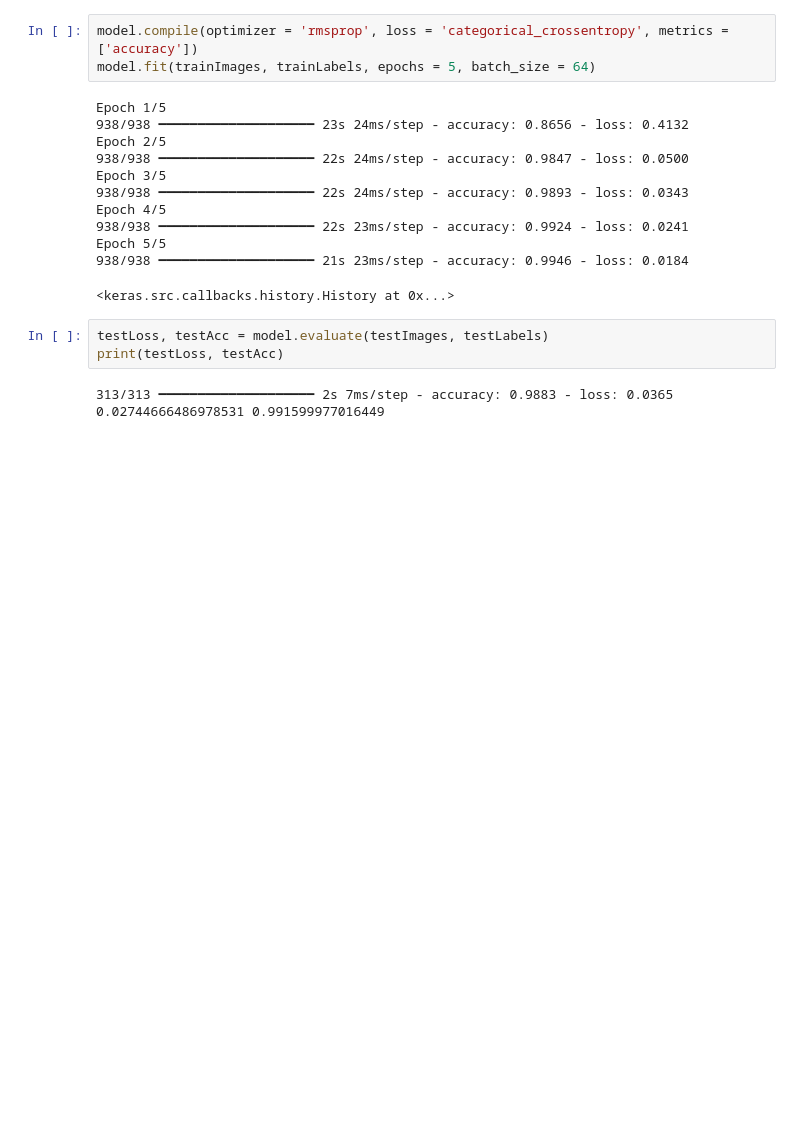
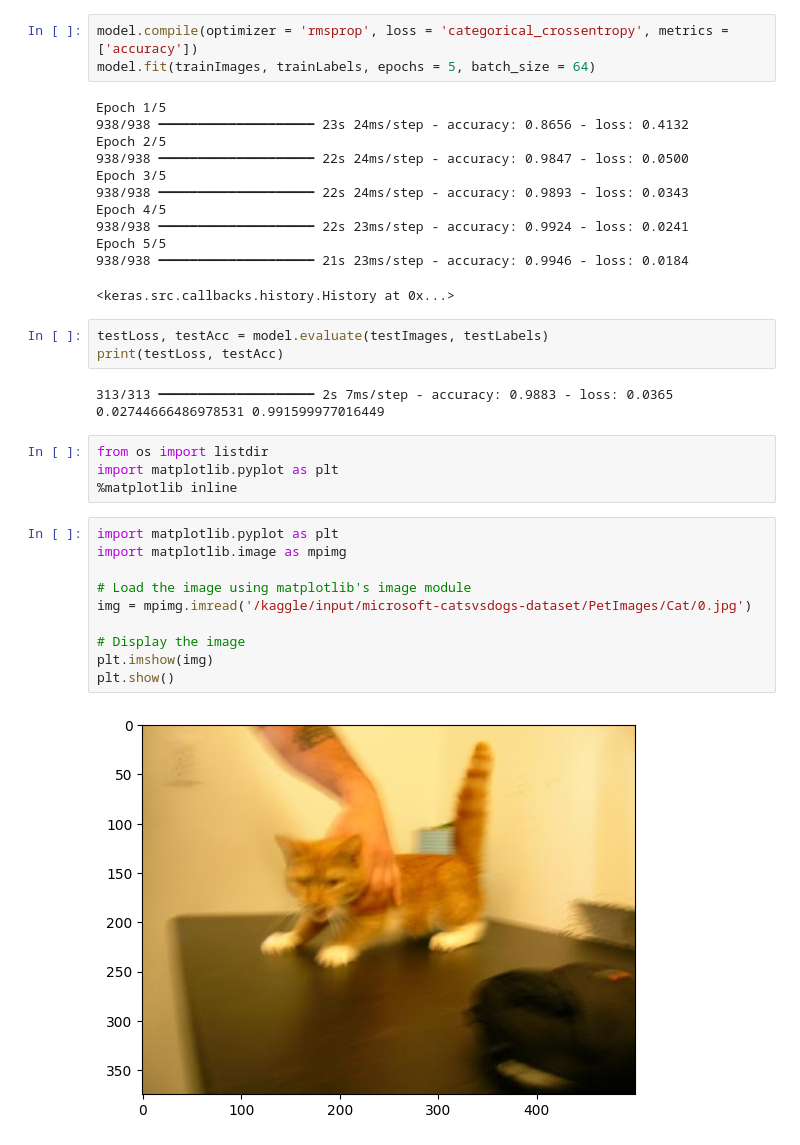
Before and after one commit to Narasim/Python_DLDS, a Jupyter notebook: DLKeras2.ipynb, the cells around one changed output. Cells and saved outputs as stored; diff of their text form; blank space fills up the shorter version.

Commit message:
Kaggle Notebook | Deep Learning 2 | Version 1

```diff
--- a/DLKeras2.ipynb
+++ b/DLKeras2.ipynb
@@ -130,3 +148,19 @@ print(testLoss, testAcc)
 # %% [output]
 313/313 ━━━━━━━━━━━━━━━━━━━━ 2s 7ms/step - accuracy: 0.9883 - loss: 0.0365
 0.02744666486978531 0.991599977016449
+# %%
+from os import listdir
+import matplotlib.pyplot as plt
+%matplotlib inline
+# %%
+import matplotlib.pyplot as plt
+import matplotlib.image as mpimg
+
+# Load the image using matplotlib's image module
+img = mpimg.imread('/kaggle/input/microsoft-catsvsdogs-dataset/PetImages/Cat/0.jpg')
+
+# Display the image
+plt.imshow(img)
+plt.show()
+# %% [output]
+[figure, added]
```
Also changed, not shown: parts of 27 cells of this notebook.
